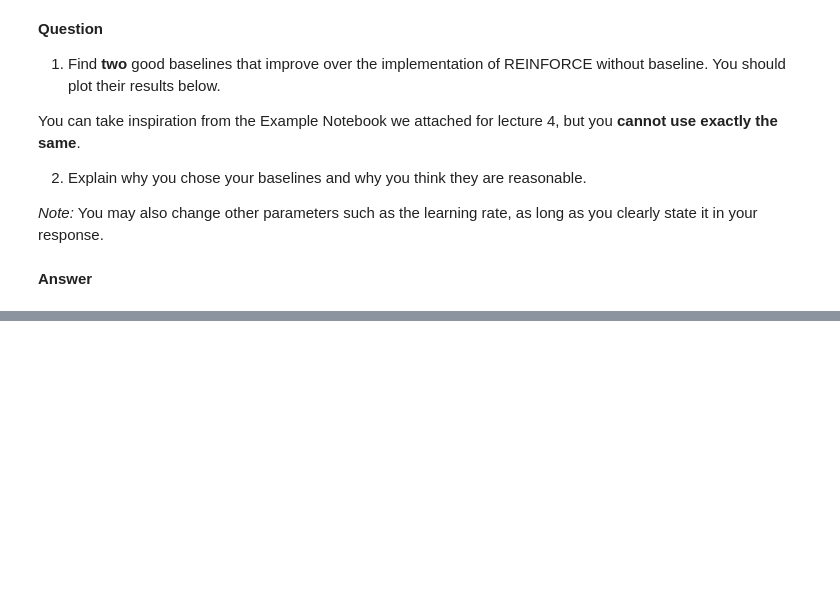
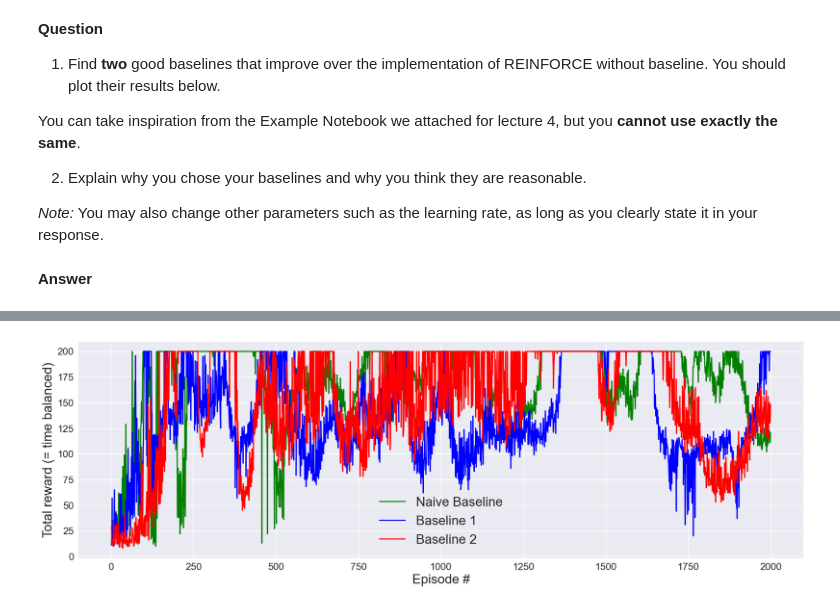
Before and after one commit to aristo6253/EE-568-Reinforcement-Learning, a Jupyter notebook: Assignment3/Assignment.ipynb, the cells around one changed output, grey strips where cells are left out. Saved outputs shown, nothing was run; the diff lists cells and outputs as text; code cells hidden in the pictures; blank space fills up the shorter version.

```diff
--- a/Assignment3/Assignment.ipynb
+++ b/Assignment3/Assignment.ipynb
@@ -488,16 +732,20 @@ You can take inspiration from the Example Notebook we attached for lecture 4, bu
 # %%
 def naive_baseline(state): # Example Baseline from lecture 4 (for inspiration)
+  # Idea: a large angle (among other things) is bad; so V(s) should be correlated with, e.g., -100*angle**2
   angle = state[2]
   value = 100*(0.25-angle**2) # TO BE CHANGED USING YOUR BASELINE
   return value
 
 def baseline_1(state): # TO BE CHANGED USING YOUR BASELINE 1
-  ???   # TODO
-  return ??? # TODO
+  # penalize if the angular velocity has the same sign as the angle
+  angle = state[2]
+  angular_velocity = state[3]
+  value = 100*(0.25-angle**2) - 10*angle*angular_velocity # TO BE CHANGED USING YOUR BASELINE
+  return value # TODO
 
 def baseline_2(state): # TO BE CHANGED USING YOUR BASELINE 2
-  ???   # TODO
-  return ??? # TODO
+  angle, angular_velocity = state[2], state[3] # TODO
+  return -200 * np.exp(-np.abs(angle)) - 100 * np.exp(-np.abs(angular_velocity)) # TODO
 
 # PLOT 3: reward-to-go with baseline REINFORCE
 # --> with gradient estimator according to version 3 of the PG theorem (not using Q-values, but reward to go)
@@ -509,6 +757,8 @@ def reinforce_rwd2go_baseline(policy, optimizer, early_stop=False, baseline=naiv
         saved_log_probs = []
         rewards = []
         baseline_values = []
+        # MINE
+        running_avg_rewards = 0
         state = env.reset()
         # Collect trajectory
         for t in range(max_t):
@@ -576,24 +844,26 @@ scores_baseline_2 = reinforce_rwd2go_baseline(policy_baseline_2, optimizer_basel
 # %%
 ### Plot the learning progress
 
 # Create the plot
 fig = plt.figure(figsize=(20, 6))
 ax = fig.add_subplot(111)
 
 # Plot the scores with specified colors and labels
-ax.plot(np.arange(1, len(scores_rwd2go) + 1), scores_rwd2go, color='green', label='No Baseline')
+ax.plot(np.arange(1, len(scores_rwd2go) + 1), scores_rwd2go, color='green', label='Naive Baseline')
 ax.plot(np.arange(1, len(scores_baseline_1) + 1), scores_baseline_1, color='blue', label='Baseline 1')
 ax.plot(np.arange(1, len(scores_baseline_2) + 1), scores_baseline_2, color='red', label='Baseline 2')
 
 # Set the labels with a larger font size
 ax.set_ylabel('Total reward (= time balanced)', fontsize=20)
 ax.set_xlabel('Episode #', fontsize=20)
 
 # Set the tick labels to a larger font size
 ax.tick_params(axis='both', which='major', labelsize=15)
 
 # Add a legend with a specified font size
 ax.legend(fontsize=20)
 
 # Show the plot
 plt.show()
+# %% [output]
+[figure, added]
```
Also changed, not shown: parts of 38 cells of this notebook.
